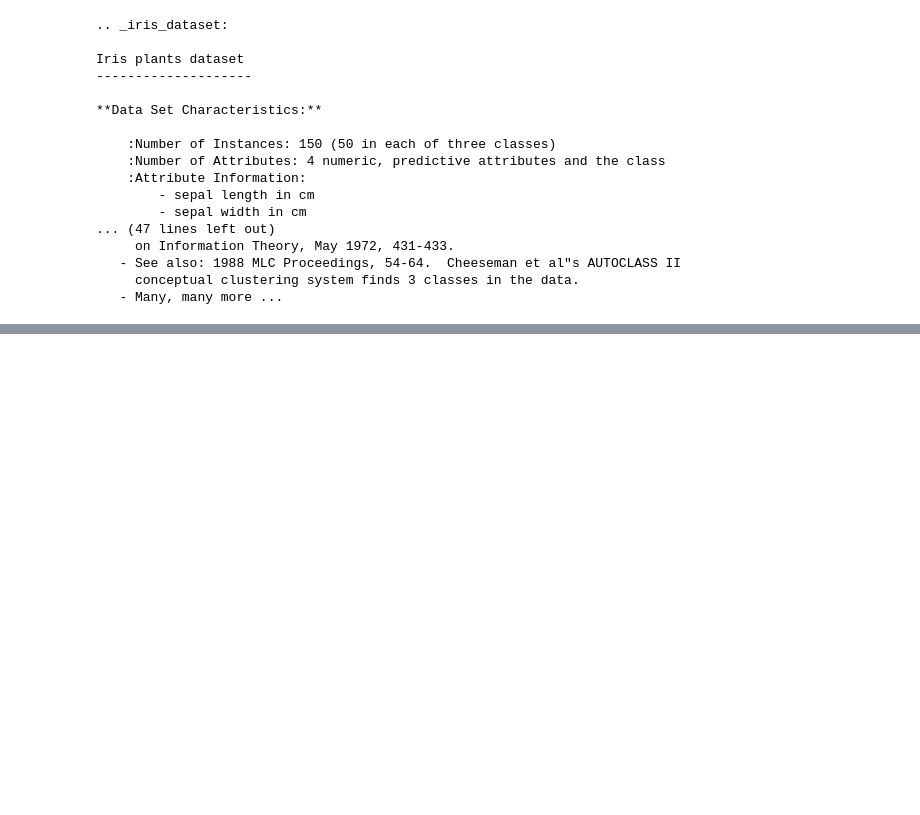
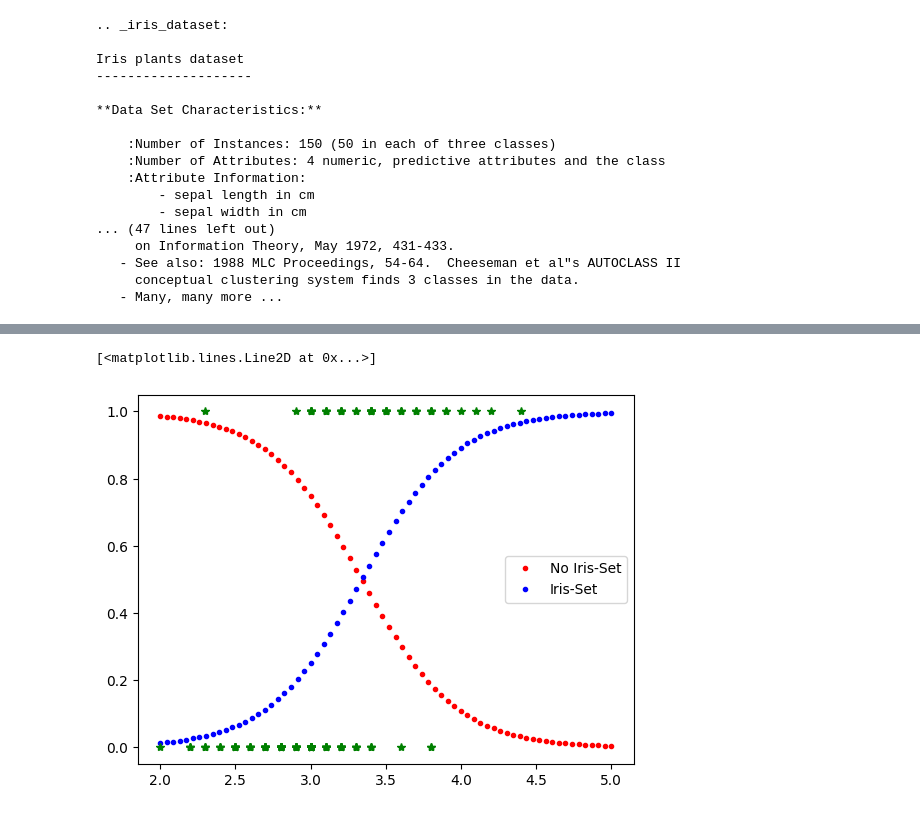
Before and after one commit to ITM-AI/2-logistic-regression, a Jupyter notebook: logistic-regressor.ipynb, the cells around one changed output, grey strips where cells are left out. Saved outputs shown, nothing was run; the diff lists cells and outputs as text; code cells hidden in the pictures; blank space fills up the shorter version.

```diff
--- a/logistic-regressor.ipynb
+++ b/logistic-regressor.ipynb
@@ -53,0 +96,3 @@ Iris plants dataset
+# %%
+X=iris.data[:,1:2]
+y=(iris.target==0).astype(int)
@@ -53,0 +105,10 @@ Iris plants dataset
+# %%
+Xnew=np.linspace(2,5,70).reshape(-1,1)
+yPred=mylr.predict_proba(Xnew)
+plt.plot(Xnew,yPred[:,0],'.r', label='No Iris-Set')
+plt.plot(Xnew,yPred[:,1],'.b', label='Iris-Set')
+plt.legend()
+plt.plot(X,y,'*g')
+# %% [output]
+[<matplotlib.lines.Line2D at 0x...>]
+[figure, added]
```
Also changed, not shown: parts of 32 cells of this notebook.
